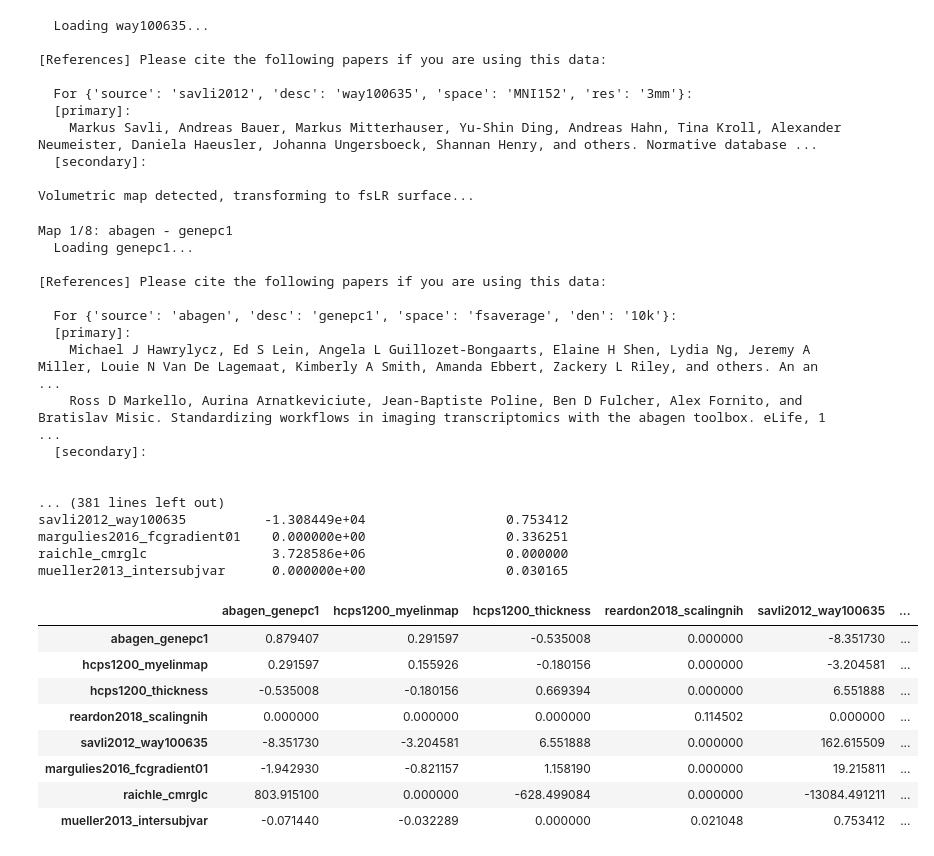
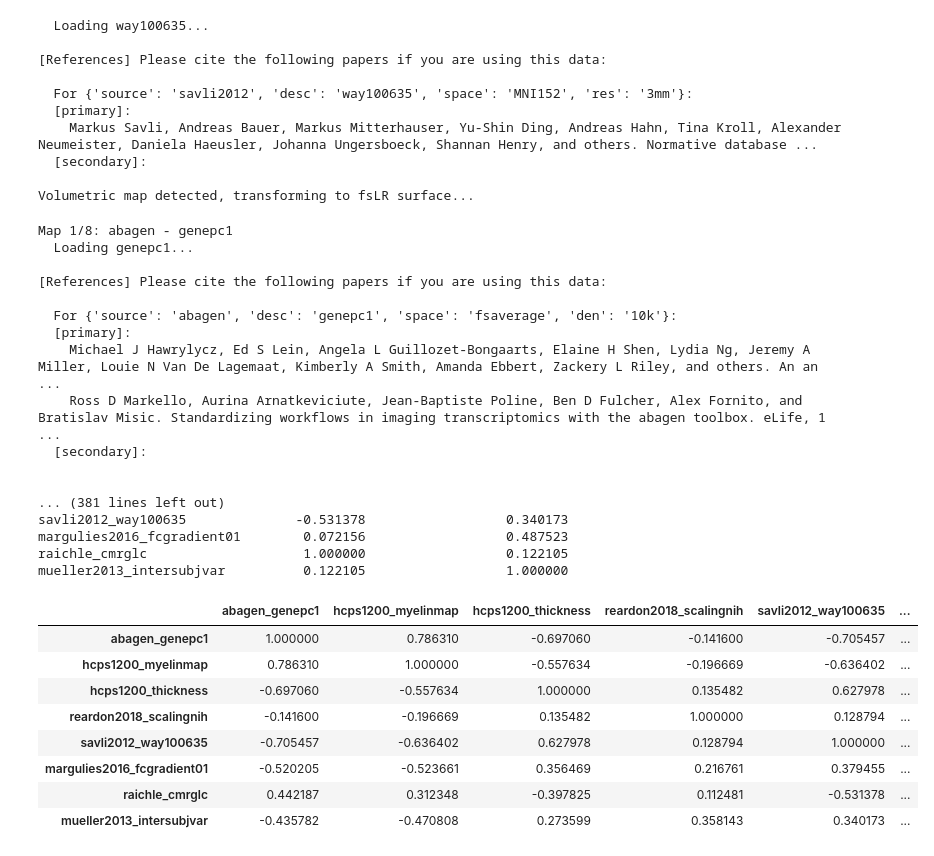
Before and after one commit to kesouder/BrainMap_Analysis, a Jupyter notebook: main.ipynb, the cells around one changed output. Saved outputs shown, nothing was run; the diff lists cells and outputs as text; code cells hidden in the pictures.

```diff
--- a/main.ipynb
+++ b/main.ipynb
@@ -56,17 +57,10 @@ print(single_sphere_counter)
 1
 # %%
 def is_volumetric(map_dict):
-    """Check if a map is volumetric (MNI space)"""
     return map_dict.get('space') in ['MNI152', 'MNI305']
 
 
 def load_and_prepare_map(map_dict, target_space='fsLR', target_den='164k'):
-    """
-    Load a brain map and prepare it for analysis
-    - Volumetric maps: transform to surface
-    - Surface maps: resample if needed, use both hemispheres
-    - return (transformed data array, space, density)
-    """
     print(f"  Loading {map_dict['desc']}...")
 
     # Fetch the map
@@ -252,25 +246,12 @@ def compute_spin_covariance_matrix(brain_maps, n_perm=1000, target_space='fsLR',
                 print(f"Failed to compare maps: {e}")
                 continue
 
-    # Create corrected matrices (only keep significant results)
-    cov_corrected = cov_empirical.copy()
-    cov_corrected[cov_pvalues > 0.05] = 0
-    np.fill_diagonal(cov_corrected, np.diag(cov_empirical))
-
-    corr_corrected = corr_empirical.copy()
-    corr_corrected[cov_pvalues > 0.05] = 0
-    np.fill_diagonal(corr_corrected, 1.0)
-
-    corr_corrected = corr_empirical.copy()
-    corr_corrected[cov_pvalues > 0.05] = 0
-    np.fill_diagonal(corr_corrected, 1.0)
-
-    return cov_empirical, cov_pvalues, cov_corrected, corr_empirical, corr_corrected, map_names
+    return cov_empirical, cov_pvalues, corr_empirical, map_names
 # %%
 import time
 start_time = time.perf_counter()
 
-cov_emp, cov_pvals, cov_corr, corr_emp, corr_corr, names = compute_spin_covariance_matrix(
+cov_emp, cov_pvals, corr_emp, names = compute_spin_covariance_matrix(
     brain_maps,
     n_perm=1000,
     target_space='fsLR',
@@ -279,8 +260,8 @@ cov_emp, cov_pvals, cov_corr, corr_emp, corr_corr, names = compute_spin_covarian
 )
 
 end_time = time.perf_counter()
-cov_corr_df = pd.DataFrame(cov_corr, index=names, columns=names)
-print(cov_corr_df)
+corr_df = pd.DataFrame(corr_emp, index=names, columns=names)
+print(corr_df)
 # %% [output]
 Map 1/8: abagen - genepc1
   Loading genepc1...
@@ -295,19 +276,19 @@ Map 1/8: abagen - genepc1
 
 
 ... (381 lines left out)
-savli2012_way100635          -1.308449e+04                  0.753412
-margulies2016_fcgradient01    0.000000e+00                  0.336251
-raichle_cmrglc                3.728586e+06                  0.000000
-mueller2013_intersubjvar      0.000000e+00                  0.030165
+savli2012_way100635              -0.531378                  0.340173
+margulies2016_fcgradient01        0.072156                  0.487523
+raichle_cmrglc                    1.000000                  0.122105
+mueller2013_intersubjvar          0.122105                  1.000000
 # %%
-cov_corr_df
+corr_df
 # %% [output]
 |  | abagen_genepc1 | hcps1200_myelinmap | hcps1200_thickness | reardon2018_scalingnih | savli2012_way100635 | ... |
-| abagen_genepc1 | 0.879407 | 0.291597 | -0.535008 | 0.000000 | -8.351730 | ... |
-| hcps1200_myelinmap | 0.291597 | 0.155926 | -0.180156 | 0.000000 | -3.204581 | ... |
-| hcps1200_thickness | -0.535008 | -0.180156 | 0.669394 | 0.000000 | 6.551888 | ... |
-| reardon2018_scalingnih | 0.000000 | 0.000000 | 0.000000 | 0.114502 | 0.000000 | ... |
-| savli2012_way100635 | -8.351730 | -3.204581 | 6.551888 | 0.000000 | 162.615509 | ... |
-| margulies2016_fcgradient01 | -1.942930 | -0.821157 | 1.158190 | 0.000000 | 19.215811 | ... |
-| raichle_cmrglc | 803.915100 | 0.000000 | -628.499084 | 0.000000 | -13084.491211 | ... |
-| mueller2013_intersubjvar | -0.071440 | -0.032289 | 0.000000 | 0.021048 | 0.753412 | ... |
+| abagen_genepc1 | 1.000000 | 0.786310 | -0.697060 | -0.141600 | -0.705457 | ... |
+| hcps1200_myelinmap | 0.786310 | 1.000000 | -0.557634 | -0.196669 | -0.636402 | ... |
+| hcps1200_thickness | -0.697060 | -0.557634 | 1.000000 | 0.135482 | 0.627978 | ... |
+| reardon2018_scalingnih | -0.141600 | -0.196669 | 0.135482 | 1.000000 | 0.128794 | ... |
+| savli2012_way100635 | -0.705457 | -0.636402 | 0.627978 | 0.128794 | 1.000000 | ... |
+| margulies2016_fcgradient01 | -0.520205 | -0.523661 | 0.356469 | 0.216761 | 0.379455 | ... |
+| raichle_cmrglc | 0.442187 | 0.312348 | -0.397825 | 0.112481 | -0.531378 | ... |
+| mueller2013_intersubjvar | -0.435782 | -0.470808 | 0.273599 | 0.358143 | 0.340173 | ... |
```
Also changed, not shown: parts of 5 cells of this notebook.
